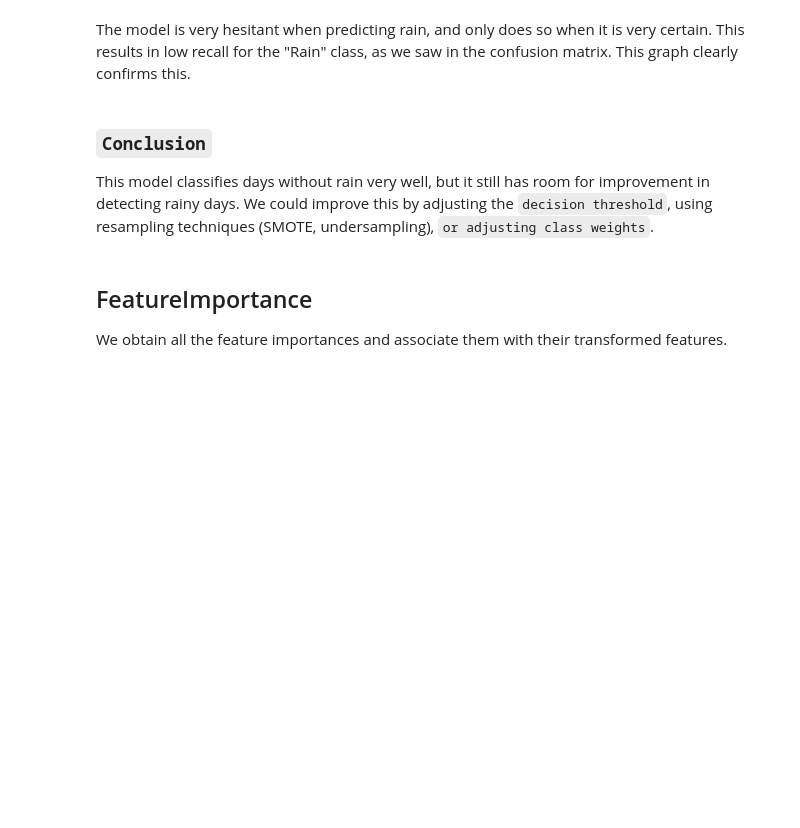
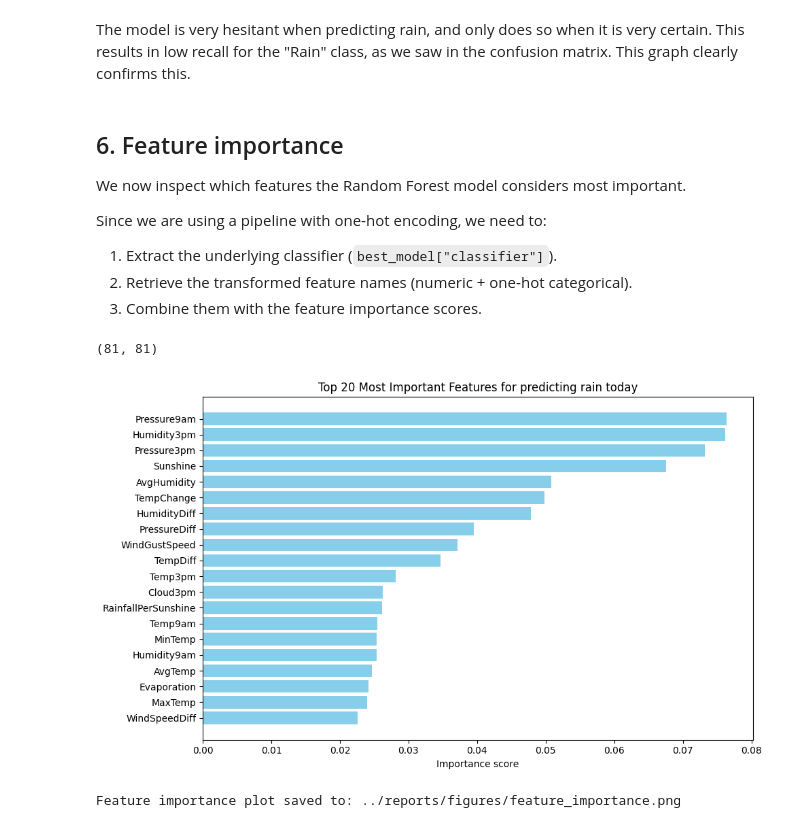
Before and after one commit to flavioaguirre/precipi-check, a Jupyter notebook: notebooks/05-evaluation-and-refinement.ipynb, the cells around one changed output. Saved outputs shown, nothing was run; the diff lists cells and outputs as text; code cells hidden in the pictures; blank space fills up the shorter version.

```diff
--- a/notebooks/05-evaluation-and-refinement.ipynb
+++ b/notebooks/05-evaluation-and-refinement.ipynb
@@ -160,14 +250,64 @@ This explains why our model has a ``low recall (54.6%)``: it is labeling ``many
 # %% [markdown]
 The model is very hesitant when predicting rain, and only does so when it is very certain. This results in low recall for the "Rain" class, as we saw in the confusion matrix. This graph clearly confirms this.
 # %% [markdown]
-### ``Conclusion``
-This model classifies days without rain very well, but it still has room for improvement in detecting rainy days. We could improve this by adjusting the ``decision threshold``, using resampling techniques (SMOTE, undersampling), ``or adjusting class weights``.
+## 6. Feature importance
+
+We now inspect which features the Random Forest model considers most important.
+
+Since we are using a pipeline with one‑hot encoding, we need to:
+
+1. Extract the underlying classifier (`best_model["classifier"]`).
+2. Retrieve the transformed feature names (numeric + one‑hot categorical).
+3. Combine them with the feature importance scores.
-# %% [markdown]
-## FeatureImportance
-We obtain all the feature importances and associate them with their transformed features.
 # %%
-feature_importances = model.best_estimator_['classifier'].feature_importances_
+# Retrieve feature importances from the best estimator
+rf = best_model["classifier"]
+feature_importances = rf.feature_importances_
+
+# Rebuild numeric and categorical feature lists on the training data
+numeric_features = X_train.select_dtypes(include=["float", "int"]).columns.tolist()
+categorical_features = X_train.select_dtypes(include=["object", "category"]).columns.tolist()
+
+# Get one-hot encoded feature names
+ohe = best_model["preprocessor"].named_transformers_["cat"].named_steps["onehot"]
+ohe_feature_names = list(ohe.get_feature_names_out(categorical_features))
+
+# Combine numeric and categorical feature names
+feature_names = numeric_features + ohe_feature_names
+
+len(feature_names), len(feature_importances)
+# %% [output]
+(81, 81)
 # %%
-numeric_features = X_train.select_dtypes(include=['float']).columns.tolist()
-categorical_features = X_train.select_dtypes(include=['object', 'category']).columns.tolist()
+# Create a DataFrame with feature importances
+importance_df = (
+    pd.DataFrame(
+        {
+            "Feature": feature_names,
+            "Importance": feature_importances,
+        }
+    )
+    .sort_values(by="Importance", ascending=False)
+    .reset_index(drop=True)
+)
+
+N = 20
+top_features = importance_df.head(N)
+
+# Plotting
+plt.figure(figsize=(10, 6))
+plt.barh(top_features["Feature"], top_features["Importance"], color="skyblue")
+plt.gca().invert_yaxis()  # Most important feature on top
+plt.title(f"Top {N} Most Important Features for predicting rain today")
+plt.xlabel("Importance score")
+
+fi_path = os.path.join(fig_dir, "feature_importance.png")
+plt.savefig(fi_path, dpi=300, bbox_inches="tight")
+plt.tight_layout()
+plt.show()
+
+print(f"Feature importance plot saved to: {fi_path}")
+# %% [output]
+[figure, added]
+Feature importance plot saved to: ../reports/figures/feature_importance.png
 # %% [markdown]
```
Also changed, not shown: parts of 32 cells of this notebook, 3 other files.
